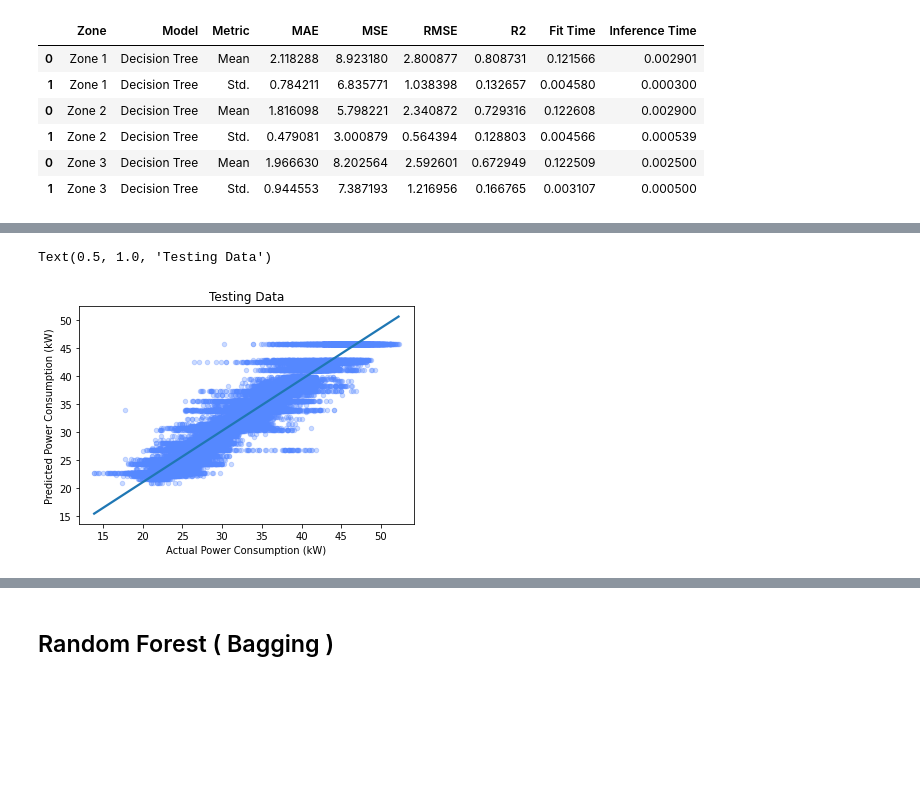
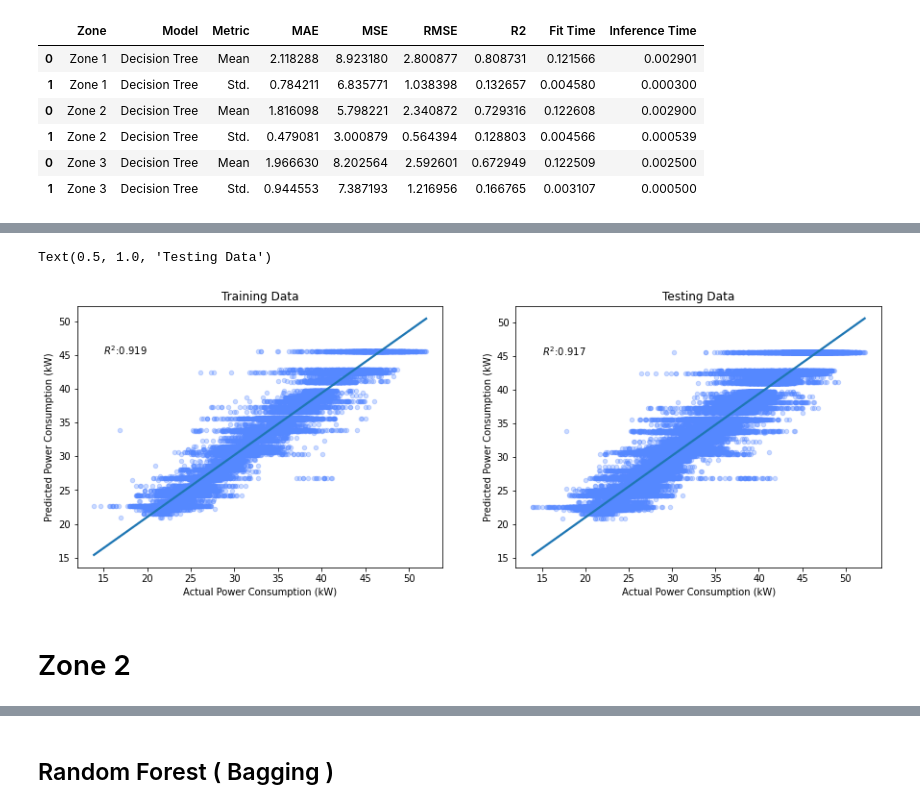
Before and after one commit to dhruvraj-singh-rawat/power-consumption-prediction, a Jupyter notebook: notebook/power-prediction.ipynb, the cells around one changed output, grey strips where cells are left out. Saved outputs shown, nothing was run; the diff lists cells and outputs as text; code cells hidden in the pictures; blank space fills up the shorter version.

Commit message:
Added Decision Tree plots

```diff
--- a/notebook/power-prediction.ipynb
+++ b/notebook/power-prediction.ipynb
@@ -297,9 +306,30 @@ Text(0.5, 1.0, 'Training Data')
-# %%
-sns.regplot(x="Actual Power Consumption (kW)",
-            y="Predicted Power Consumption (kW)",
-            scatter_kws = {'s':20,'alpha':0.3,'color':'#5588ff'},
-            data=dc_test)
-plt.title('Testing Data')
-# %% [output]
-Text(0.5, 1.0, 'Testing Data')
-[figure, removed]
+# %%
+fig, (ax1, ax2) = plt.subplots(ncols=2, figsize=(15,5))
+
+sns.regplot(x="Actual Power Consumption (kW)",
+        y="Predicted Power Consumption (kW)",
+        scatter_kws = {'s':20,'alpha':0.3,'color':'#5588ff'},
+        data=dc_train,ax=ax1).set(title='Training Data')
+
+slope, intercept, r_value, p_value, std_err = stats.linregress(dc_train["Actual Power Consumption (kW)"],dc_train["Predicted Power Consumption (kW)"])
+
+ax1.annotate('$R^2$:{}'.format(round(r_value**2,3)),(15, 45) )
+
+
+sns.regplot(x="Actual Power Consumption (kW)",
+            y="Predicted Power Consumption (kW)",
+            scatter_kws = {'s':20,'alpha':0.3,'color':'#5588ff'},
+            data=dc_test,ax=ax2)
+
+slope, intercept, r_value, p_value, std_err = stats.linregress(dc_test["Actual Power Consumption (kW)"],dc_test["Predicted Power Consumption (kW)"])
+
+corr = scipy.stats.pearsonr(dc_test["Actual Power Consumption (kW)"],dc_test["Predicted Power Consumption (kW)"])[0]
+
+plt.annotate('$R^2$:{}'.format(round(r_value**2,3)),(15, 45) )
+
+plt.title('Testing Data')
+# %% [output]
+Text(0.5, 1.0, 'Testing Data')
+[figure, added]
+# %% [markdown]
+# Zone 2
```
Also changed, not shown: parts of 10 cells of this notebook, 2 other files.
